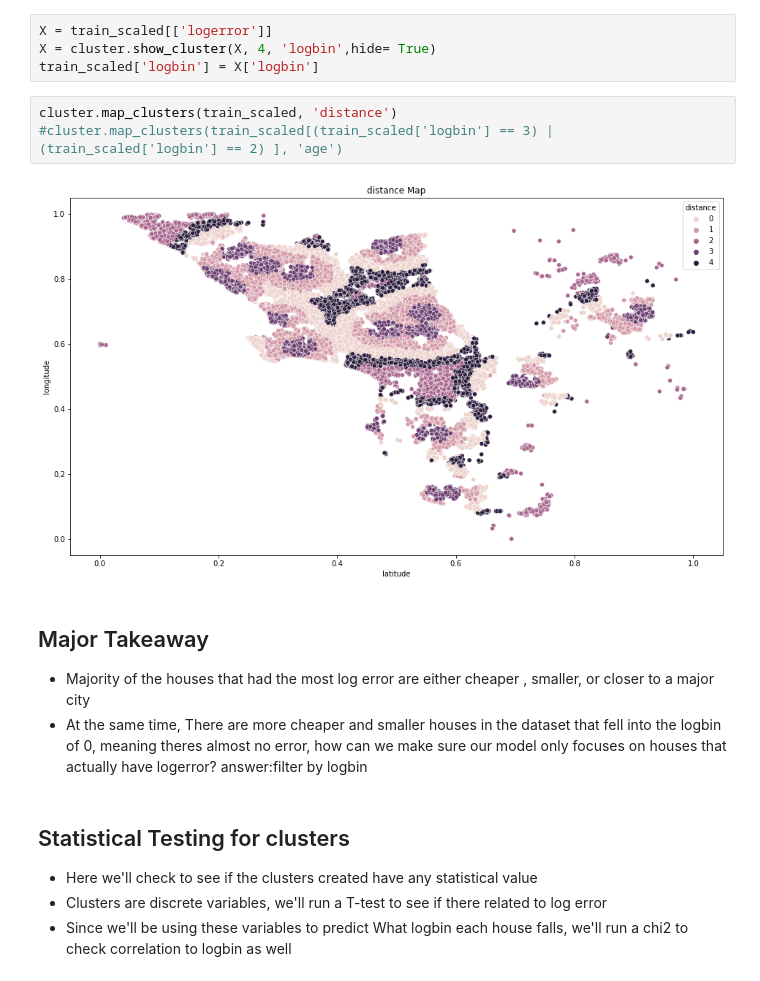
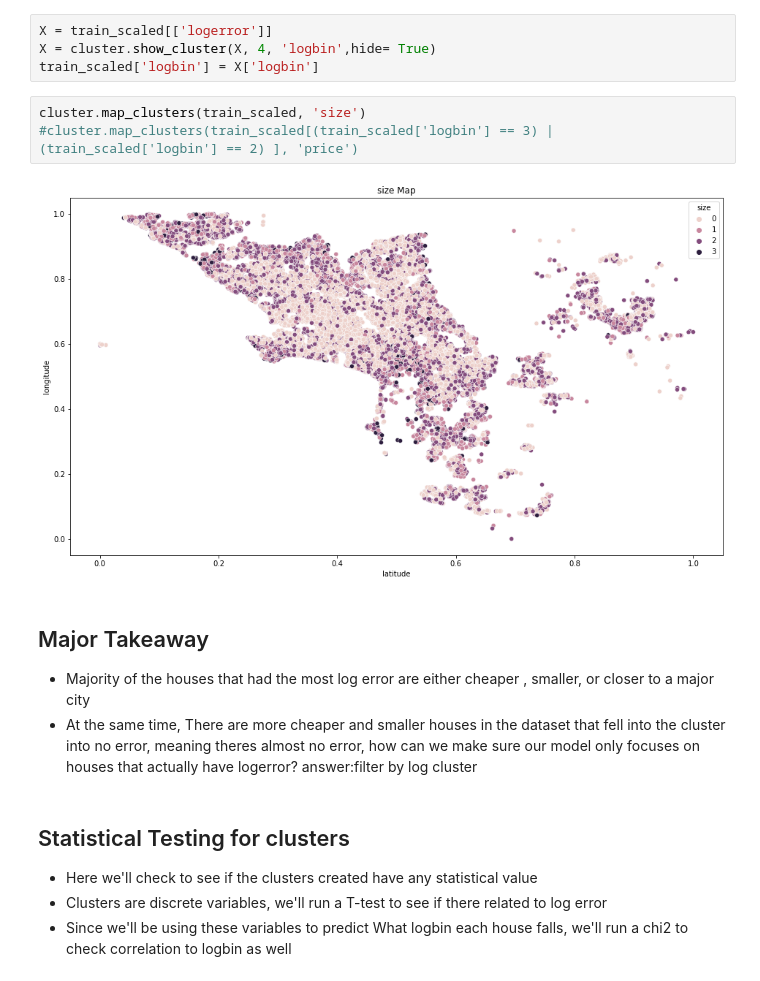
Before and after one commit to carterrxavier/clustering-project, a Jupyter notebook: Final_Notebook.ipynb, the cells around one changed output. Drawn from its saved outputs; the diff is of its cells as text.

```diff
--- a/Final_Notebook.ipynb
+++ b/Final_Notebook.ipynb
@@ -191,14 +193,14 @@ X = train_scaled[['logerror']]
 X = cluster.show_cluster(X, 4, 'logbin',hide= True)
 train_scaled['logbin'] = X['logbin']
 # %%
-cluster.map_clusters(train_scaled, 'distance')
-#cluster.map_clusters(train_scaled[(train_scaled['logbin'] == 3) |(train_scaled['logbin'] == 2) ], 'age')
+cluster.map_clusters(train_scaled, 'size')
+#cluster.map_clusters(train_scaled[(train_scaled['logbin'] == 3) |(train_scaled['logbin'] == 2) ], 'price')
 # %% [output]
-[figure, old version]
+[figure, new version]
 # %% [markdown]
 ## Major Takeaway
 - Majority of the houses that had the most log error are either cheaper , smaller, or closer to a major city
-- At the same time, There are more cheaper and smaller houses in the dataset that fell into the logbin of 0, meaning theres almost no error, how can we make sure our model only focuses on houses  that actually have logerror? answer:filter by logbin
+- At the same time, There are more cheaper and smaller houses in the dataset that fell into the cluster into no error, meaning theres almost no error, how can we make sure our model only focuses on houses  that actually have logerror? answer:filter by log cluster
 # %% [markdown]
 ## Statistical Testing for clusters
 - Here we'll check to see if the clusters created have any statistical value
```
Also changed, not shown: parts of 11 cells of this notebook.
